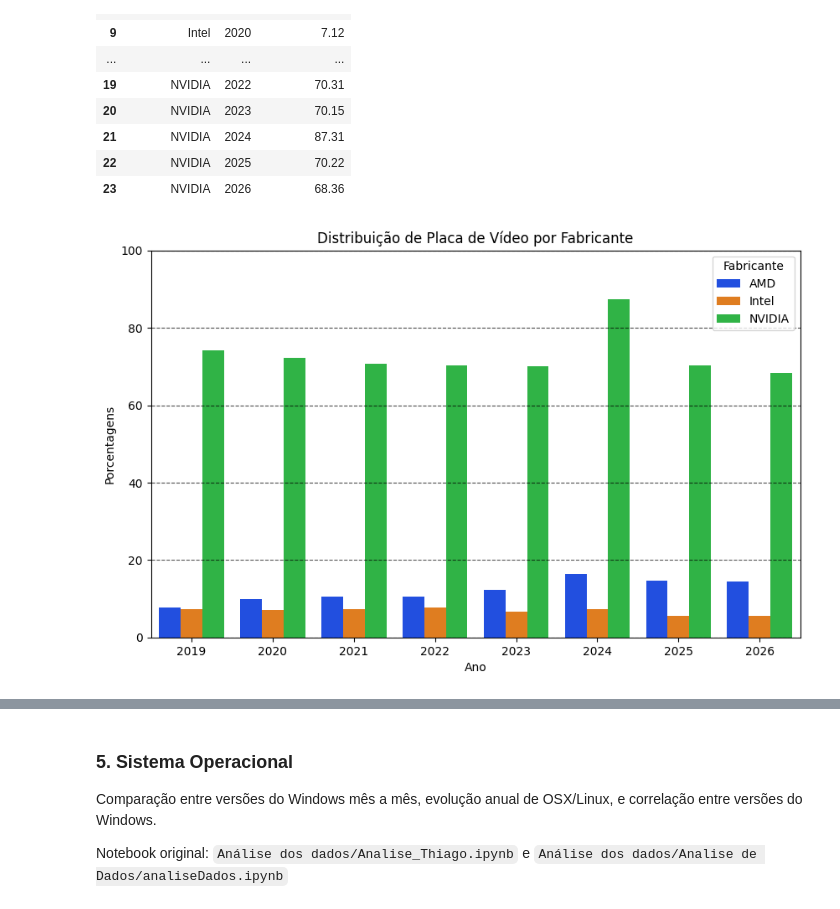
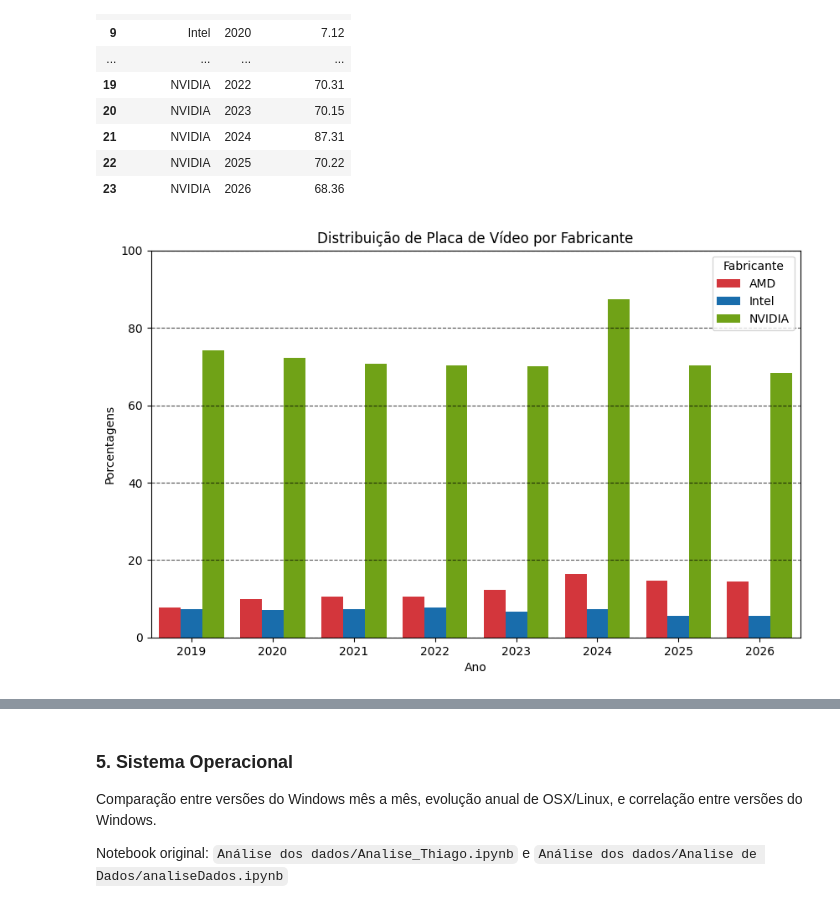
Before and after one commit to caiopaiva92/Trabalho-ICD-, a Jupyter notebook: relatorio-final.ipynb, the cells around one changed output, grey strips where cells are left out. Cells and saved outputs as stored; diff of their text form; code cells hidden in the pictures.

```diff
--- a/relatorio-final.ipynb
+++ b/relatorio-final.ipynb
@@ -2399,11 +2367,17 @@ distribuicao_video
 | 22 | NVIDIA | 2025 | 70.22 |
 | 23 | NVIDIA | 2026 | 68.36 |
 # %%
+cores_personalizadas = {
+    "NVIDIA": "#76B900",
+    "AMD": "#ED1C24",
+    "Intel": "#0071C5"
+}
+
 plt.figure(figsize=(10, 6))
-ax = sns.barplot(data=distribuicao_video, x='Ano', y='Porcentagens', hue='Especificação', palette='bright')
+ax = sns.barplot(data=distribuicao_video, x='Ano', y='Porcentagens', hue='Especificação', palette=cores_personalizadas)
 ax.legend_.set_title('Fabricante')
 ax.set_title('Distribuição de Placa de Vídeo por Fabricante')
 plt.ylim((0,100))
 plt.grid(axis='y', color='black', linestyle='--', alpha=0.7)
 # %% [output]
-[figure, old version]
+[figure, new version]
```
Also changed, not shown: parts of 11 cells of this notebook.
